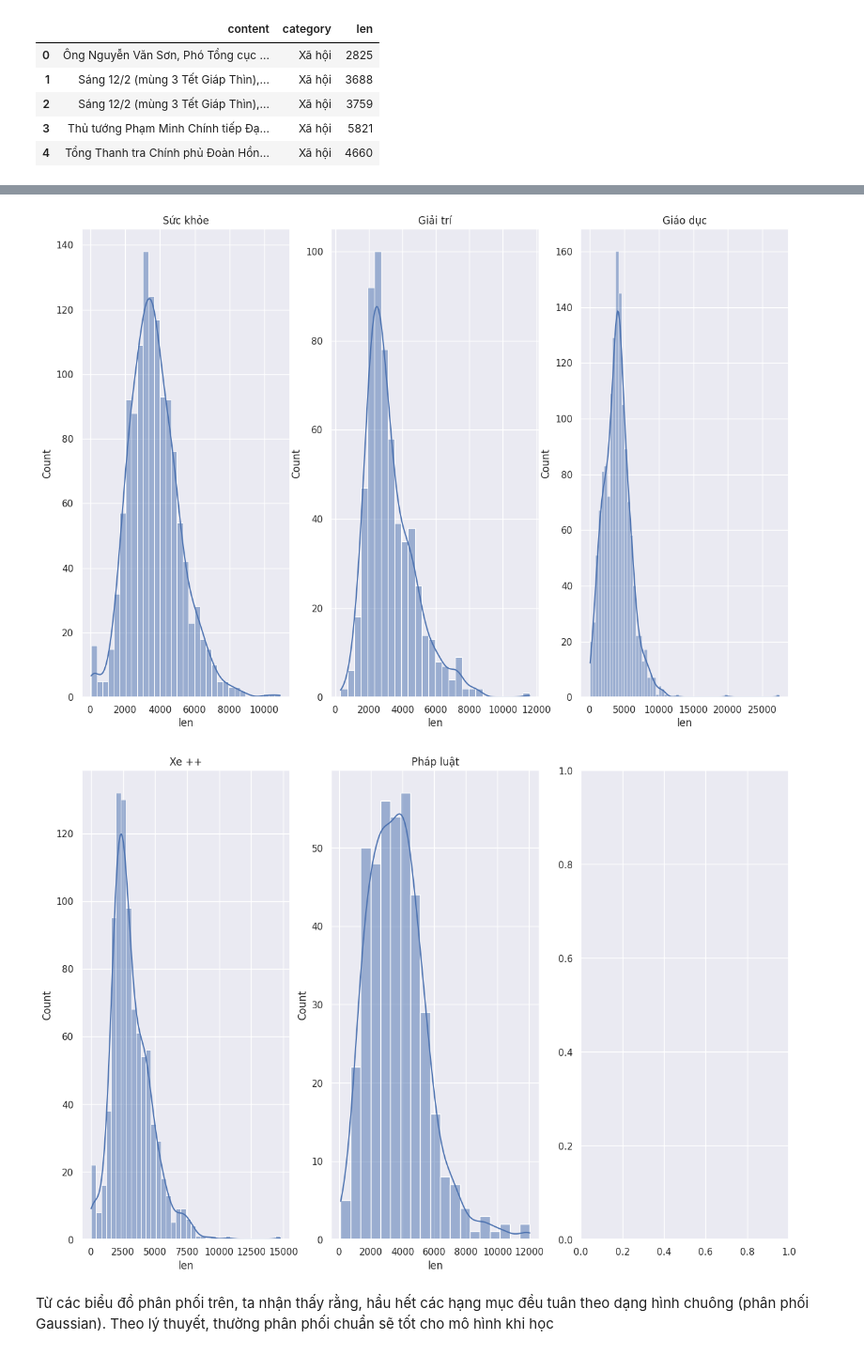
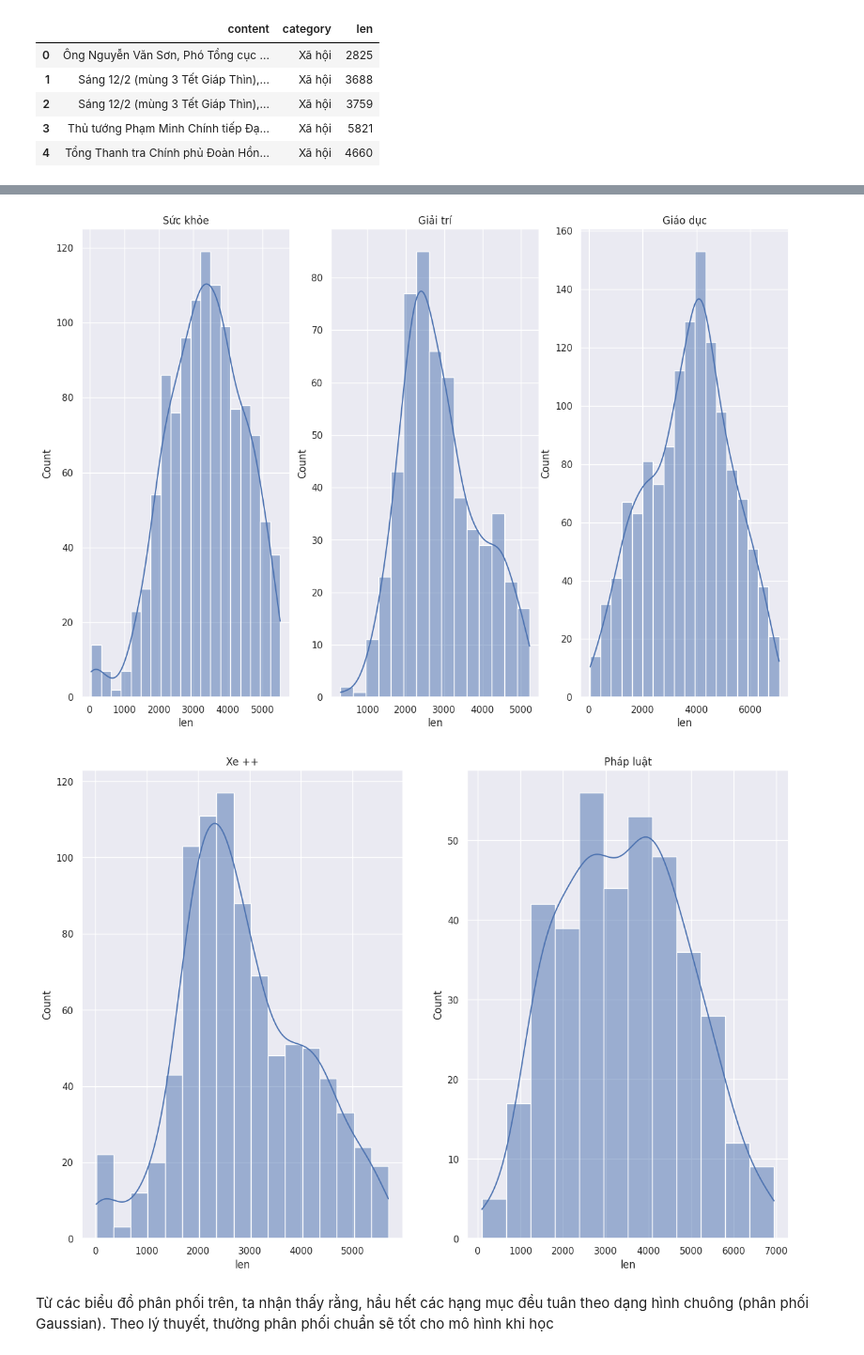
Before and after one commit to nguyendongmanh/vietnamese-text-classify, a Jupyter notebook: train/train_model.ipynb, the cells around one changed output, grey strips where cells are left out. Shown: that part at 94% size. Cells and saved outputs as stored; diff of their text form; code cells hidden in the pictures.

Commit message:
Handle with Imbalanced Data and Build ML models

```diff
--- a/train/train_model.ipynb
+++ b/train/train_model.ipynb
@@ -202,0 +225,4 @@ data.head()
+# %%
+data_dict = {}
+for category in categories:
+  data_dict[category] = truncate_data(data, category)
@@ -202,0 +245,3 @@ data.head()
+# %%
+newdata = pd.DataFrame(columns=['content', 'category', 'len'])
+newdata
@@ -202,0 +250,5 @@ data.head()
+# %%
+for key, value in data_dict.items():
+  newdata = newdata.append(value)
+
+newdata.reset_index(drop=True, inplace=True)
@@ -203,6 +268,6 @@ data.head()
 # %%
-def create_hist_plot(categories: list[str], df):
-  fig, ax = plt.subplots(1, 3)
+def create_hist_plot(categories: list[str], df, num_subplots=3):
+  fig, ax = plt.subplots(1, num_subplots)
   for idx, category in enumerate(categories):
     df_category = df.query(f"`category` == '{category}'")
     sns.histplot(data=df_category, x="len", kde=True, ax=ax[idx])
@@ -223,10 +288,10 @@ create_hist_plot(categories[6:9], df=data)
 # %%
-create_hist_plot(categories[9:12], df=data)
+create_hist_plot(categories[9:12], df=newdata)
 # %% [output]
-[figure, old version]
+[figure, new version]
 # %%
-create_hist_plot(categories[12:14], df=data)
+create_hist_plot(categories[12:14], df=newdata, num_subplots=2)
 # %% [output]
-[figure, old version]
+[figure, new version]
 # %% [markdown]
 Từ các biểu đồ phân phối trên, ta nhận thấy rằng, hầu hết các hạng mục đều tuân theo dạng hình chuông (phân phối Gaussian). Theo lý thuyết, thường phân phối chuẩn sẽ tốt cho mô hình khi học
```
Also changed, not shown: parts of 86 cells of this notebook.
